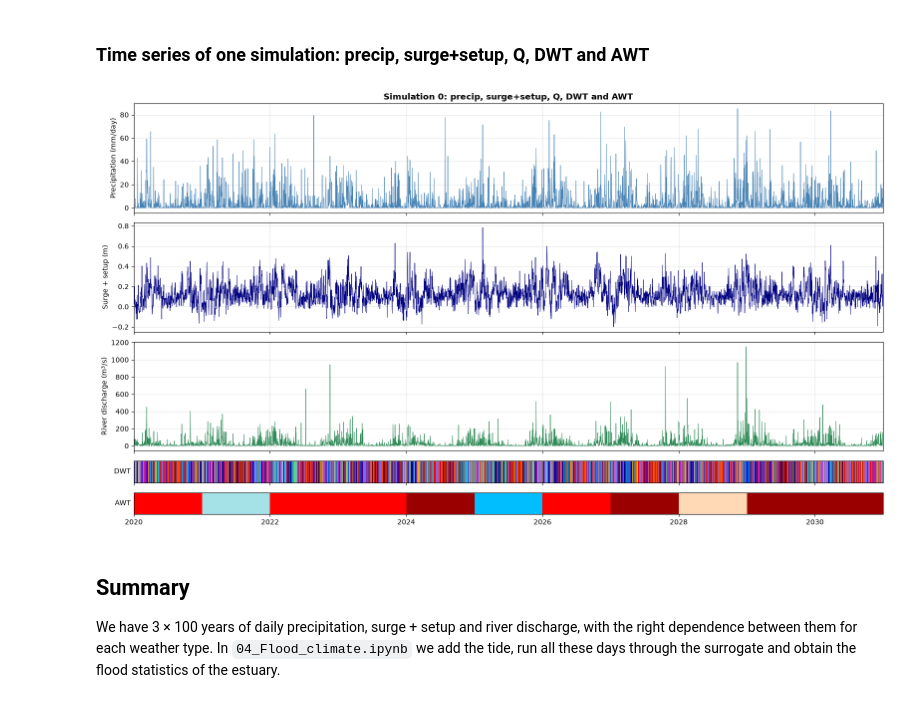
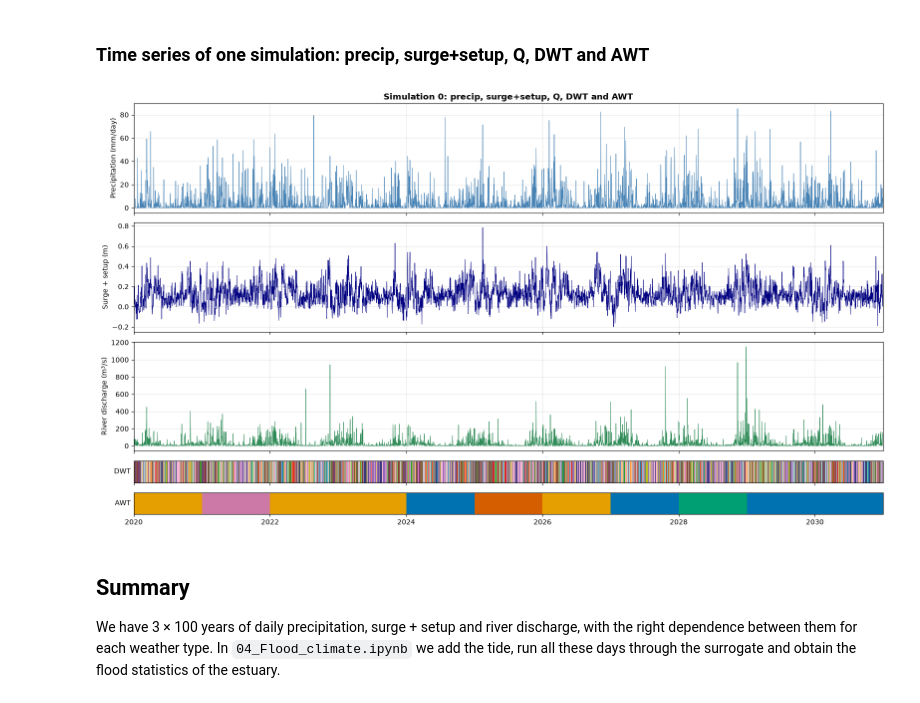
Before and after one commit to GeoOcean/BlueMath_Course_InterJIA, a Jupyter notebook: notebooks/03_Emulator.ipynb, the cells around one changed output. Saved outputs shown, nothing was run; the diff lists cells and outputs as text; code cells hidden in the pictures.

Commit message:
[JTH] add little changes to make notebooks consistent with slides

```diff
--- a/notebooks/03_Emulator.ipynb
+++ b/notebooks/03_Emulator.ipynb
@@ -343,7 +362,6 @@ plt.tight_layout()
 ### Time series of one simulation: precip, surge+setup, Q, DWT and AWT
 # %%
 import matplotlib.dates as mdates
-from bluemath_tk.teslakit.plotting.custom_colors import colors_awt
 from matplotlib.colors import BoundaryNorm, ListedColormap
 
 num_sim = 0  # simulation to plot (max. n_sims - 1)
@@ -357,10 +375,19 @@ sim = simulated.isel(n_sim=num_sim).sel(time=slice(t_ini, t_end))
 dwt = sim.DWT
 awt = awt_sims.evbmus_sims.isel(n_sim=num_sim).reindex(time=dwt.time, method="pad")
 
+# Same colours as in the slides
+dwt_colors = [
+    "#1f77b4", "#aec7e8", "#ff7f0e", "#ffbb78", "#2ca02c", "#98df8a", "#d62728",
+    "#ff9896", "#9467bd", "#c5b0d5", "#8c564b", "#c49c94", "#e377c2", "#f7b6d2",
+    "#7f7f7f", "#c7c7c7", "#bcbd22", "#dbdb8d", "#17becf", "#9edae5", "#393b79",
+    "#637939", "#8c6d31", "#843c39", "#7b4173",
+]  # fmt: skip
+awt_colors = ["#0072B2", "#E69F00", "#009E73", "#CC79A7", "#D55E00"]
+
 n_awt = int(awt_sims.evbmus_sims.max())
 bands = [
-    ("DWT", dwt, np.asarray(get_cluster_colors(n_clusters), dtype=float)[:, :3]),
-    ("AWT", awt, colors_awt()[:n_awt]),
+    ("DWT", dwt, dwt_colors[:n_clusters]),
+    ("AWT", awt, awt_colors[:n_awt]),
 ]
 
 fig, axes = plt.subplots(
@@ -371,34 +398,34 @@ fig, axes = plt.subplots(
     gridspec_kw={"height_ratios": [3] * len(var_names) + [0.6] * len(bands)},
 )
 for ax, var in zip(axes, var_names):
     ax.plot(sim.time, sim[var], color=series_colors[var], lw=0.6)
     ax.set_ylabel(VARS[var][1])
     ax.grid(alpha=0.3)
 
 edges = mdates.date2num(
     np.r_[dwt.time.values, dwt.time.values[-1] + np.timedelta64(1, "D")]
 )
 for ax, (name, series, colors) in zip(axes[len(var_names) :], bands):
     ax.set_yticks([])
     ax.set_ylabel(name, rotation=0, ha="right", va="center")
     k = len(colors)
     ax.pcolormesh(
         edges,
         [0, 1],
         series.values[None, :],
         cmap=ListedColormap(colors),
         norm=BoundaryNorm(np.arange(0.5, k + 1.5), k),
     )
 
 axes[-1].xaxis_date()
 axes[-1].set_xlim(edges[0], edges[-1])
 axes[0].set_title(
     f"Simulation {num_sim}: precip, surge+setup, Q, DWT and AWT", fontweight="bold"
 )
 plt.tight_layout()
 plt.show()
 # %% [output]
-[figure, old version]
+[figure, new version]
 # %% [markdown]
 ## Summary
 
```
Also changed, not shown: parts of 4 cells of this notebook, 3 other files.
